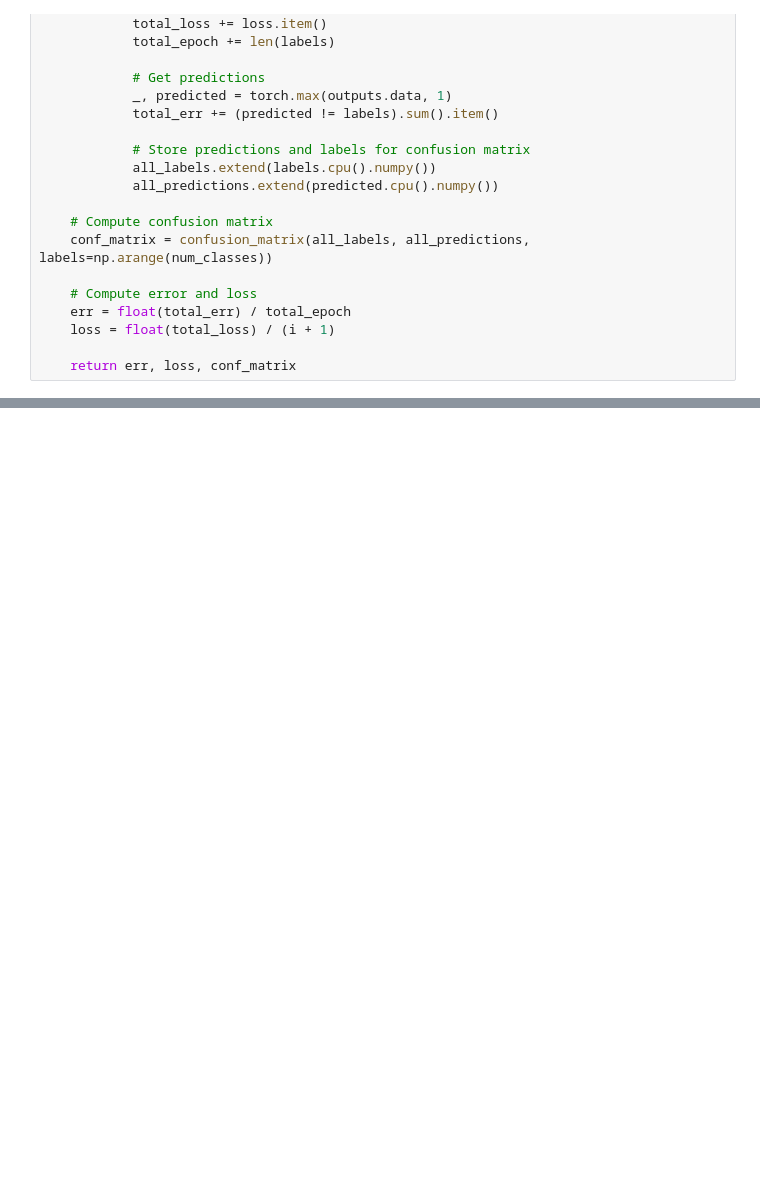
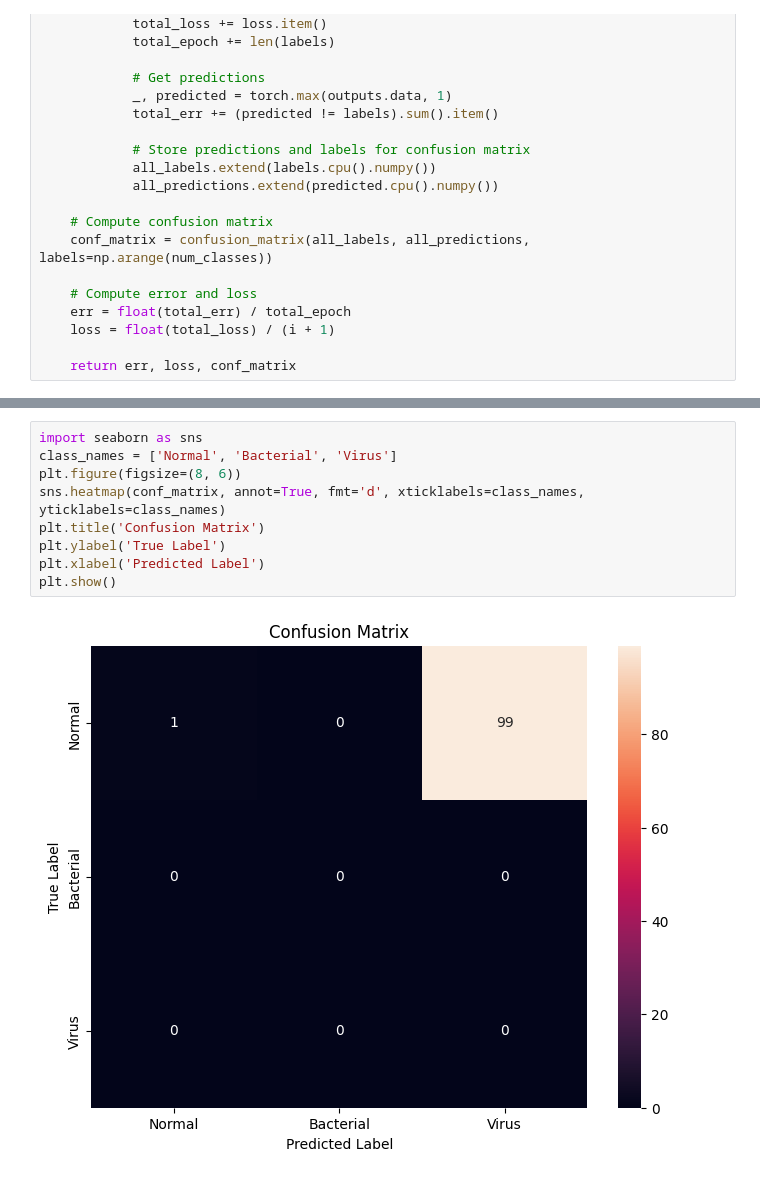
Before and after one commit to edwynzhou/aps360_project_team_77, a Jupyter notebook: notebooks/Final_Final_APS360_Project.ipynb, the cells around one changed output, grey strips where cells are left out. Drawn from its saved outputs; the diff is of its cells as text; blank space fills up the shorter version.

```diff
--- a/notebooks/Final_Final_APS360_Project.ipynb
+++ b/notebooks/Final_Final_APS360_Project.ipynb
@@ -991,0 +1107,11 @@ Confusion Matrix:
+# %%
+import seaborn as sns
+class_names = ['Normal', 'Bacterial', 'Virus']
+plt.figure(figsize=(8, 6))
+sns.heatmap(conf_matrix, annot=True, fmt='d', xticklabels=class_names, yticklabels=class_names)
+plt.title('Confusion Matrix')
+plt.ylabel('True Label')
+plt.xlabel('Predicted Label')
+plt.show()
+# %% [output]
+[figure, added]
```
Also changed, not shown: parts of 8 cells of this notebook.
